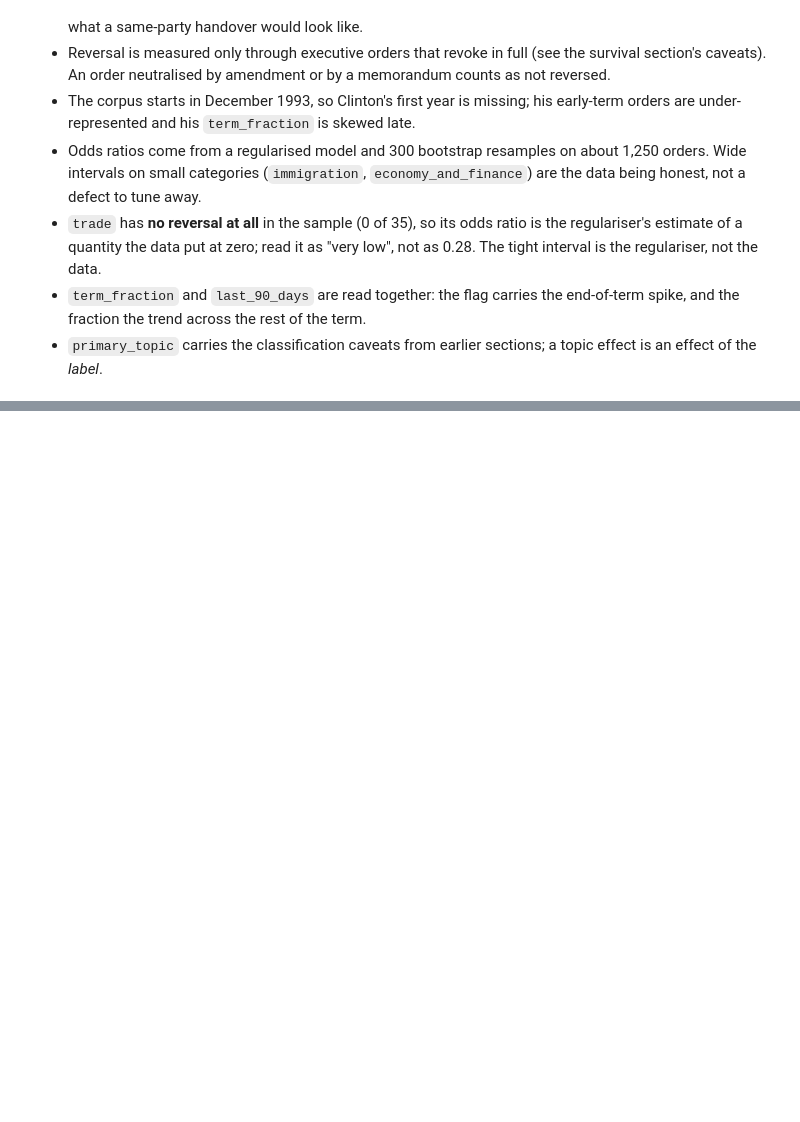
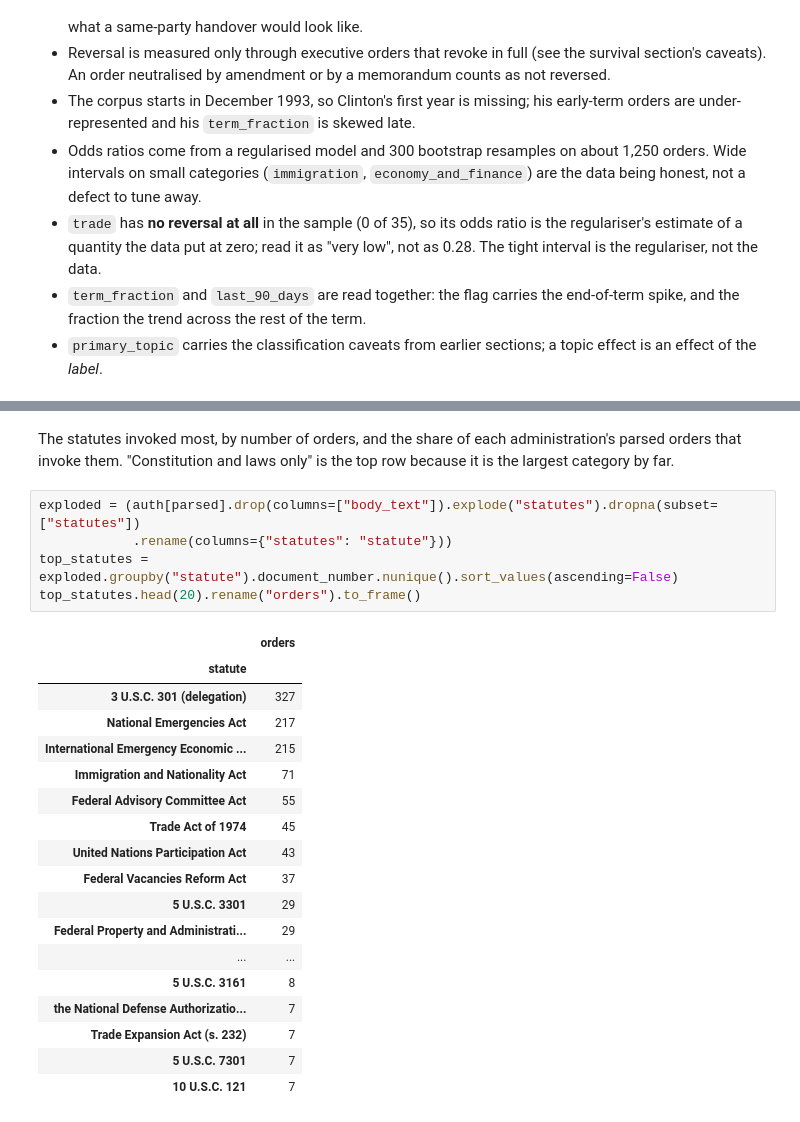
Before and after one commit to DaveKT/EO_Analysis, a Jupyter notebook: notebooks/analysis.ipynb, the cells around one changed output, grey strips where cells are left out. Drawn from its saved outputs; the diff is of its cells as text; blank space fills up the shorter version.

```diff
--- a/notebooks/analysis.ipynb
+++ b/notebooks/analysis.ipynb
@@ -1355,0 +1450,28 @@ check.round(2).sort_values("18 months, 5 signers", ascending=False)
+# %% [markdown]
+The statutes invoked most, by number of orders, and the share of each administration's
+parsed orders that invoke them. "Constitution and laws only" is the top row because it is
+the largest category by far.
+# %%
+exploded = (auth[parsed].drop(columns=["body_text"]).explode("statutes").dropna(subset=["statutes"])
+            .rename(columns={"statutes": "statute"}))
+top_statutes = exploded.groupby("statute").document_number.nunique().sort_values(ascending=False)
+top_statutes.head(20).rename("orders").to_frame()
+# %% [output]
+|  | orders |
+| statute |  |
+| 3 U.S.C. 301 (delegation) | 327 |
+| National Emergencies Act | 217 |
+| International Emergency Economic ... | 215 |
+| Immigration and Nationality Act | 71 |
+| Federal Advisory Committee Act | 55 |
+| Trade Act of 1974 | 45 |
+| United Nations Participation Act | 43 |
+| Federal Vacancies Reform Act | 37 |
+| 5 U.S.C. 3301 | 29 |
+| Federal Property and Administrati... | 29 |
+| ... | ... |
+| 5 U.S.C. 3161 | 8 |
+| the National Defense Authorizatio... | 7 |
+| Trade Expansion Act (s. 232) | 7 |
+| 5 U.S.C. 7301 | 7 |
+| 10 U.S.C. 121 | 7 |
```
Also changed, not shown: parts of 8 cells of this notebook, 2 other files.
